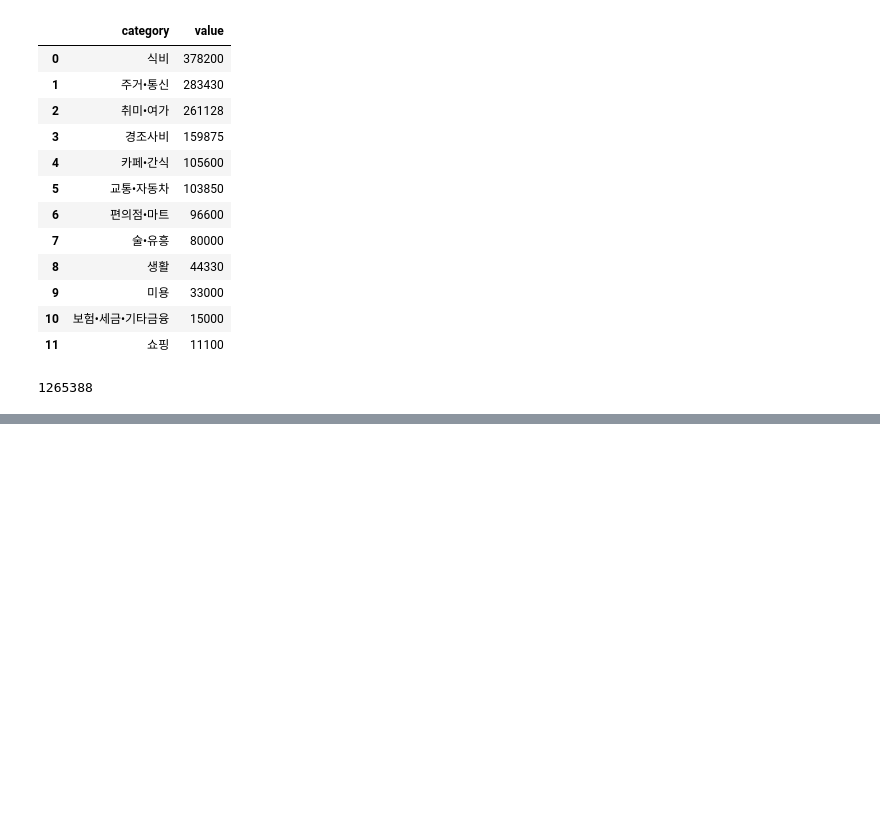
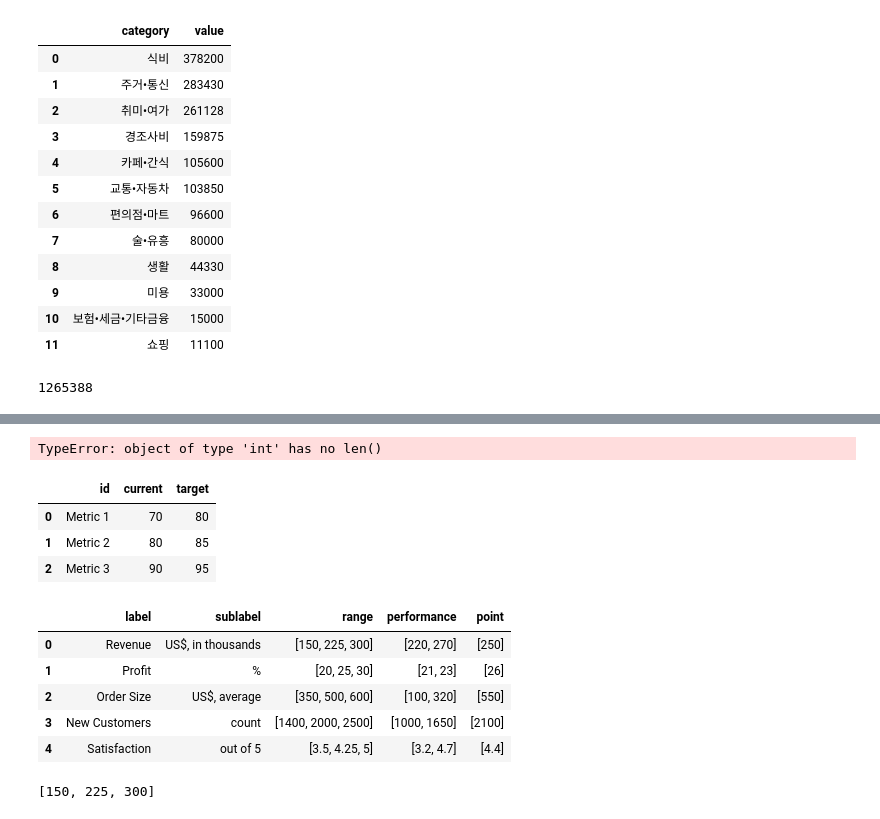
Before and after one commit to Mato-Park/Mato_Projects, a Jupyter notebook: Ledger/test.ipynb, the cells around one changed output, grey strips where cells are left out. Drawn from its saved outputs; the diff is of its cells as text; code cells hidden in the pictures; blank space fills up the shorter version.

```diff
--- a/Ledger/test.ipynb
+++ b/Ledger/test.ipynb
@@ -410,0 +480,64 @@ results[0][0]
+# %%
+data = (
+  {"label": "Revenue", "sublabel": "US$, in thousands",
+   "range": [150, 225, 300], "performance": [220,270], "point": [250]},
+  {"label": "Profit", "sublabel": "%", "range": [20, 25, 30],
+   "performance": [21, 23], "point": [26]},
+  {"label": "Order Size", "sublabel":"US$, average","range": [350, 500, 600],
+   "performance": [100,320],"point": [550]},
+  {"label": "New Customers", "sublabel": "count", "range": [1400, 2000, 2500],
+   "performance": [1000, 1650],"point": [2100]},
+  {"label": "Satisfaction", "sublabel": "out of 5","range": [3.5, 4.25, 5],
+   "performance": [3.2, 4.7], "point": [4.4]}
+)
+
+fig = ff.create_bullet(
+    data, titles='label', subtitles='sublabel', markers='point',
+    measures='performance', ranges='range', orientation='v',
+)
+fig.show()
+# %%
+import plotly.figure_factory as ff
+import pandas as pd
+
+# Create sample data
+df = pd.DataFrame({
+    'id': ['Metric 1', 'Metric 2', 'Metric 3'],
+    'range': [ [10, 100], [10, 100], [10, 100]],
+    'current': [70, 80, 90],
+    'target': [80, 85, 95]
+})
+
+# Create bullet chart using Plotly Figure Factory
+fig = ff.create_bullet(
+    df,
+    title='id',
+    # marker_colors=['rgba(84,153,199,1)', 'rgba(232,90,79,1)'],
+    measures='current',
+    ranges = 'range',
+    markers = 'target',
+    orientation= 'v'
+    # width=600,
+    # height=400
+)
+
+# Show the bullet chart
+fig.show()
+# %% [output]
+TypeError: object of type 'int' has no len()
+# %%
+df
+# %% [output]
+|  | id | current | target |
+| 0 | Metric 1 | 70 | 80 |
+| 1 | Metric 2 | 80 | 85 |
+| 2 | Metric 3 | 90 | 95 |
+# %%
+pd.DataFrame(data)
+# %% [output]
+|  | label | sublabel | range | performance | point |
+| 0 | Revenue | US$, in thousands | [150, 225, 300] | [220, 270] | [250] |
+| 1 | Profit | % | [20, 25, 30] | [21, 23] | [26] |
+| 2 | Order Size | US$, average | [350, 500, 600] | [100, 320] | [550] |
+| 3 | New Customers | count | [1400, 2000, 2500] | [1000, 1650] | [2100] |
+| 4 | Satisfaction | out of 5 | [3.5, 4.25, 5] | [3.2, 4.7] | [4.4] |
@@ -410,0 +555,4 @@ results[0][0]
+# %%
+data.iloc[0]["range"]
+# %% [output]
+[150, 225, 300]
```
Also changed, not shown: parts of 10 cells of this notebook, 1 other file.
